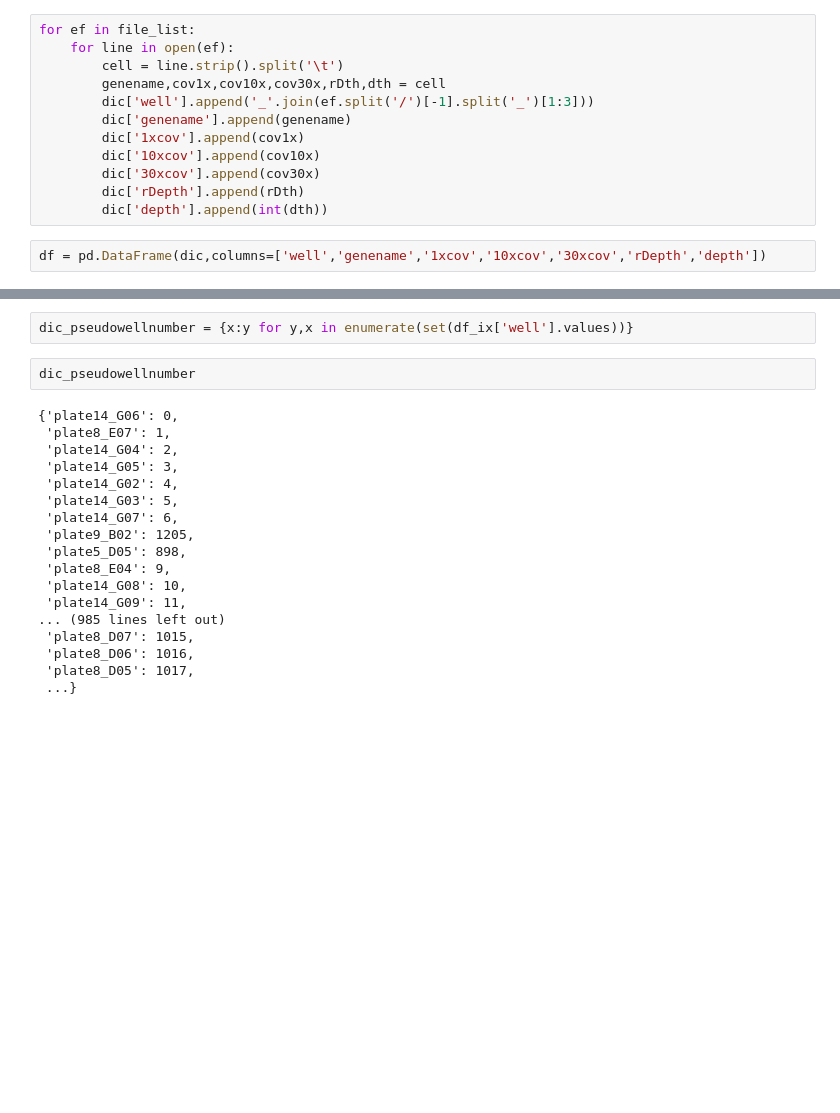
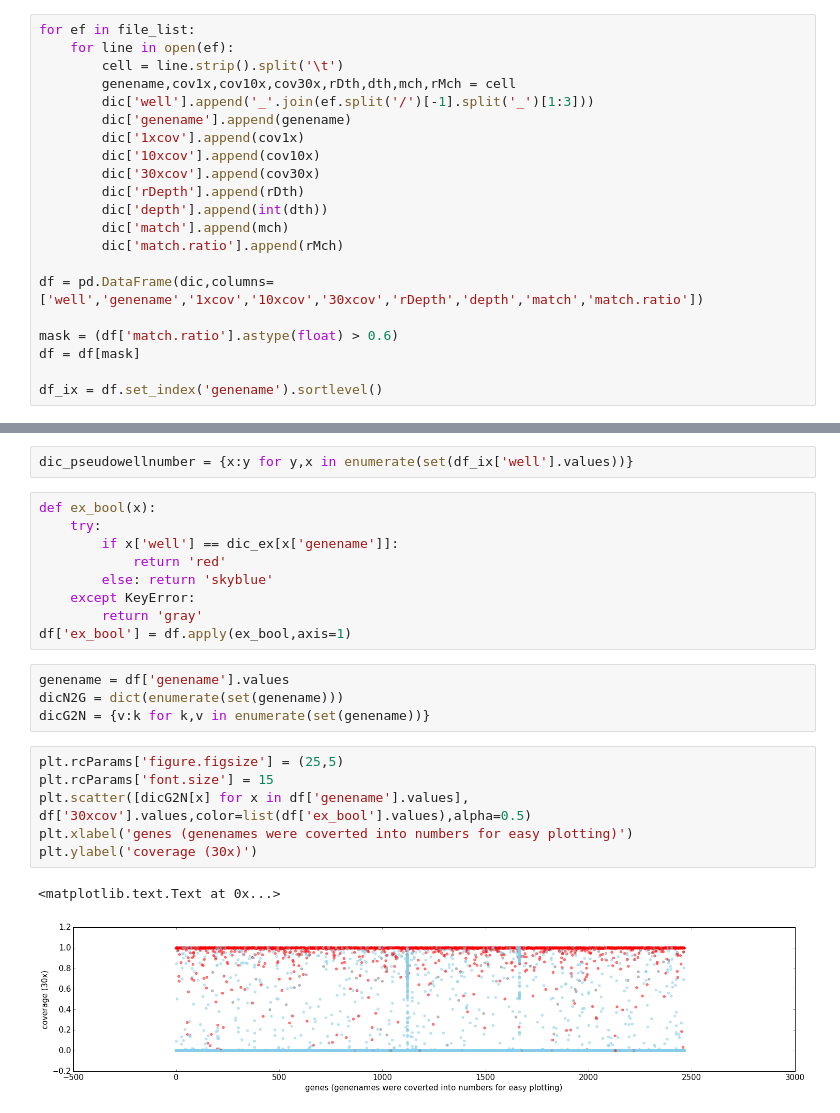
Before and after one commit to k821209/BAM2GENES, a Jupyter notebook: gene2well.ipynb, the cells around one changed output, grey strips where cells are left out. Drawn from its saved outputs; the diff is of its cells as text; blank space fills up the shorter version.

```diff
--- a/gene2well.ipynb
+++ b/gene2well.ipynb
@@ -18,7 +26,7 @@ file_list = glob.glob('./TUM_plexWell_20160615/all/bam_files_10kintrons/*.all.tx
 for ef in file_list:
     for line in open(ef):
         cell = line.strip().split('\t')
-        genename,cov1x,cov10x,cov30x,rDth,dth = cell
+        genename,cov1x,cov10x,cov30x,rDth,dth,mch,rMch = cell
         dic['well'].append('_'.join(ef.split('/')[-1].split('_')[1:3]))
         dic['genename'].append(genename)
         dic['1xcov'].append(cov1x)
@@ -26,5 +34,12 @@ for ef in file_list:
         dic['30xcov'].append(cov30x)
         dic['rDepth'].append(rDth)
         dic['depth'].append(int(dth))
+        dic['match'].append(mch)
+        dic['match.ratio'].append(rMch)
+
+df = pd.DataFrame(dic,columns=['well','genename','1xcov','10xcov','30xcov','rDepth','depth','match','match.ratio'])
+
+mask = (df['match.ratio'].astype(float) > 0.6)
+df = df[mask]
+
+df_ix = df.set_index('genename').sortlevel()
-# %%
-df = pd.DataFrame(dic,columns=['well','genename','1xcov','10xcov','30xcov','rDepth','depth'])
@@ -93,22 +119,24 @@ with open('out.txt','w') as f:
 # %%
 dic_pseudowellnumber = {x:y for y,x in enumerate(set(df_ix['well'].values))}
-# %%
-dic_pseudowellnumber
-# %% [output]
-{'plate14_G06': 0,
- 'plate8_E07': 1,
- 'plate14_G04': 2,
- 'plate14_G05': 3,
- 'plate14_G02': 4,
- 'plate14_G03': 5,
- 'plate14_G07': 6,
- 'plate9_B02': 1205,
- 'plate5_D05': 898,
- 'plate8_E04': 9,
- 'plate14_G08': 10,
- 'plate14_G09': 11,
-... (985 lines left out)
- 'plate8_D07': 1015,
- 'plate8_D06': 1016,
- 'plate8_D05': 1017,
- ...}
+# %%
+def ex_bool(x):
+    try:
+        if x['well'] == dic_ex[x['genename']]:
+            return 'red'
+        else: return 'skyblue'
+    except KeyError:
+        return 'gray'
+df['ex_bool'] = df.apply(ex_bool,axis=1)
+# %%
+genename = df['genename'].values
+dicN2G = dict(enumerate(set(genename)))
+dicG2N = {v:k for k,v in enumerate(set(genename))}
+# %%
+plt.rcParams['figure.figsize'] = (25,5)
+plt.rcParams['font.size'] = 15
+plt.scatter([dicG2N[x] for x in df['genename'].values], df['30xcov'].values,color=list(df['ex_bool'].values),alpha=0.5)
+plt.xlabel('genes (genenames were coverted into numbers for easy plotting)')
+plt.ylabel('coverage (30x)')
+# %% [output]
+<matplotlib.text.Text at 0x...>
+[figure, added]
```
Also changed, not shown: parts of 31 cells of this notebook, 1 other file.
